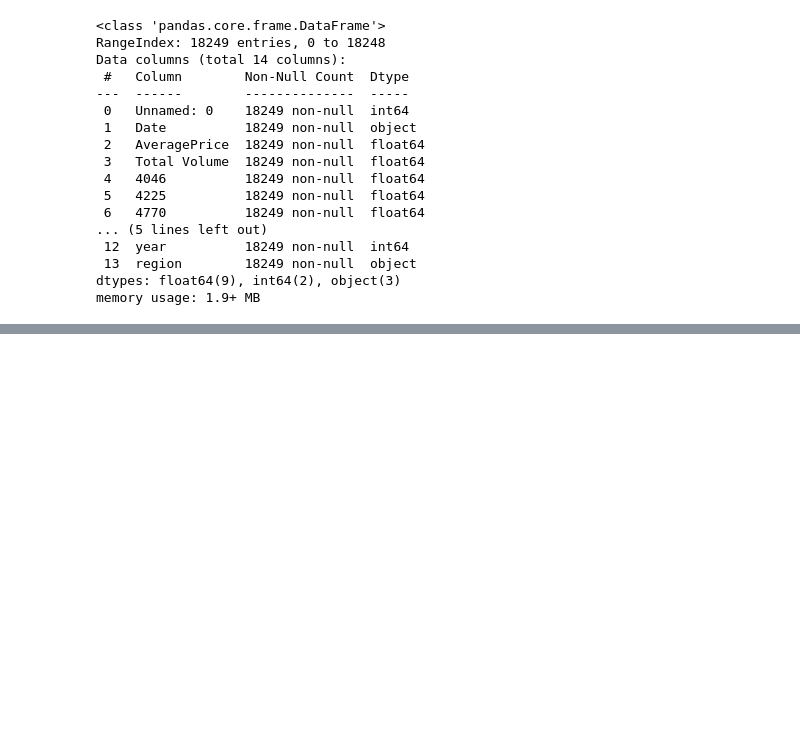
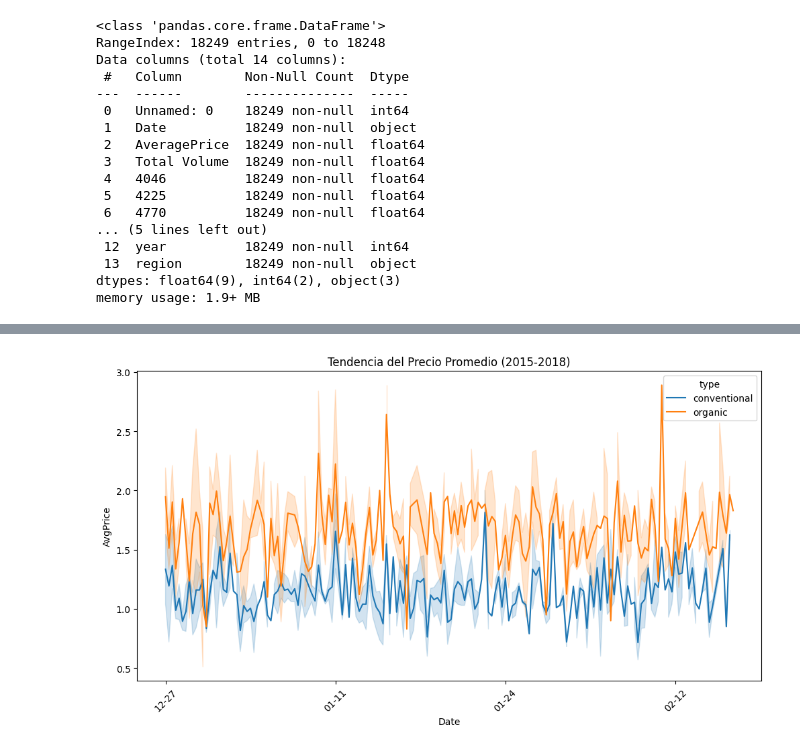
Before and after one commit to JuanPE-PNG/CienciaDatos2-3, a Jupyter notebook: Parte 1/avocado.ipynb, the cells around one changed output, grey strips where cells are left out. Cells and saved outputs as stored; diff of their text form; code cells hidden in the pictures; blank space fills up the shorter version.

```diff
--- a/Parte 1/avocado.ipynb
+++ b/Parte 1/avocado.ipynb
@@ -75,0 +133,8 @@ plt.show()
+# %%
+plt.figure(figsize=(12, 6))
+sns.lineplot(x='Date', y='AvgPrice', hue='type', data=df.sample(1000))  # Muestra aleatoria para evitar saturación
+plt.title('Tendencia del Precio Promedio (2015-2018)')
+plt.xticks(ticks=range(0, len(df['Date'].unique()), 50), labels=df['Date'].unique()[::50], rotation=45)
+plt.show()
+# %% [output]
+[figure, added]
```
Also changed, not shown: parts of 12 cells of this notebook.
